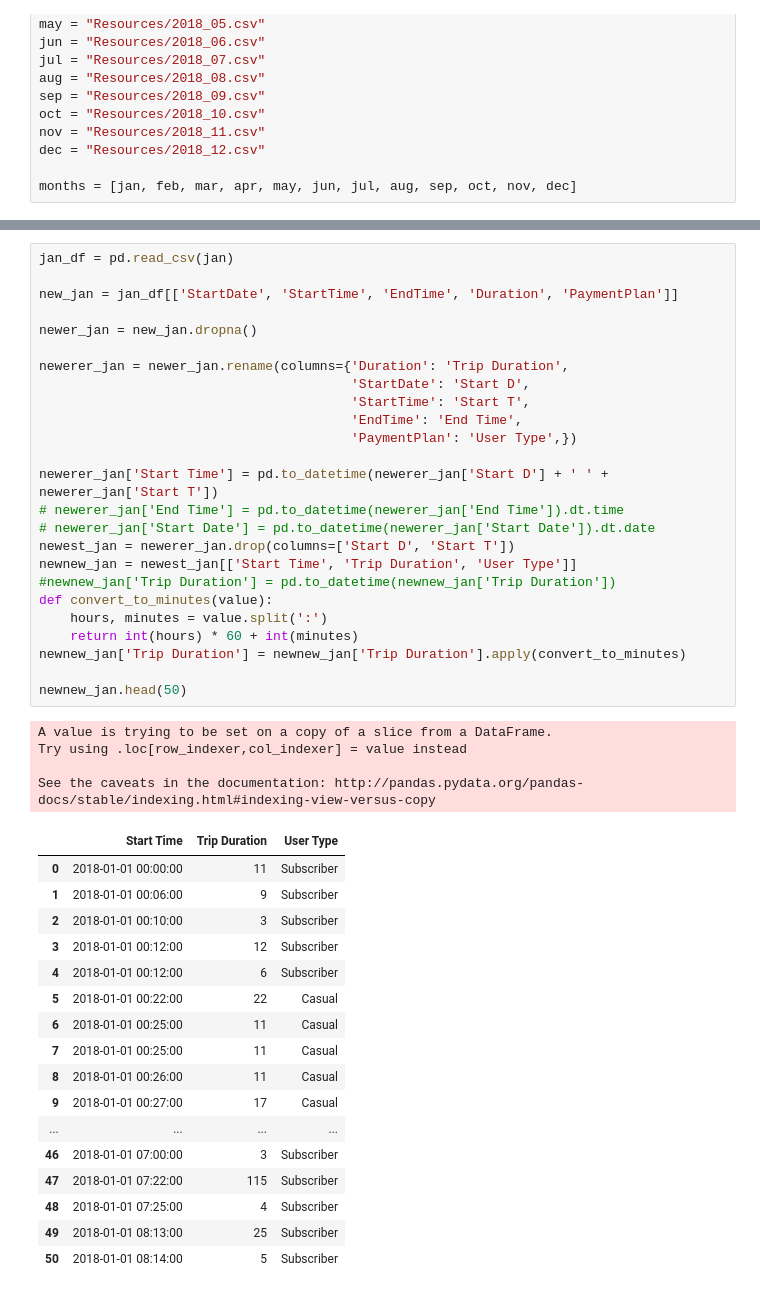
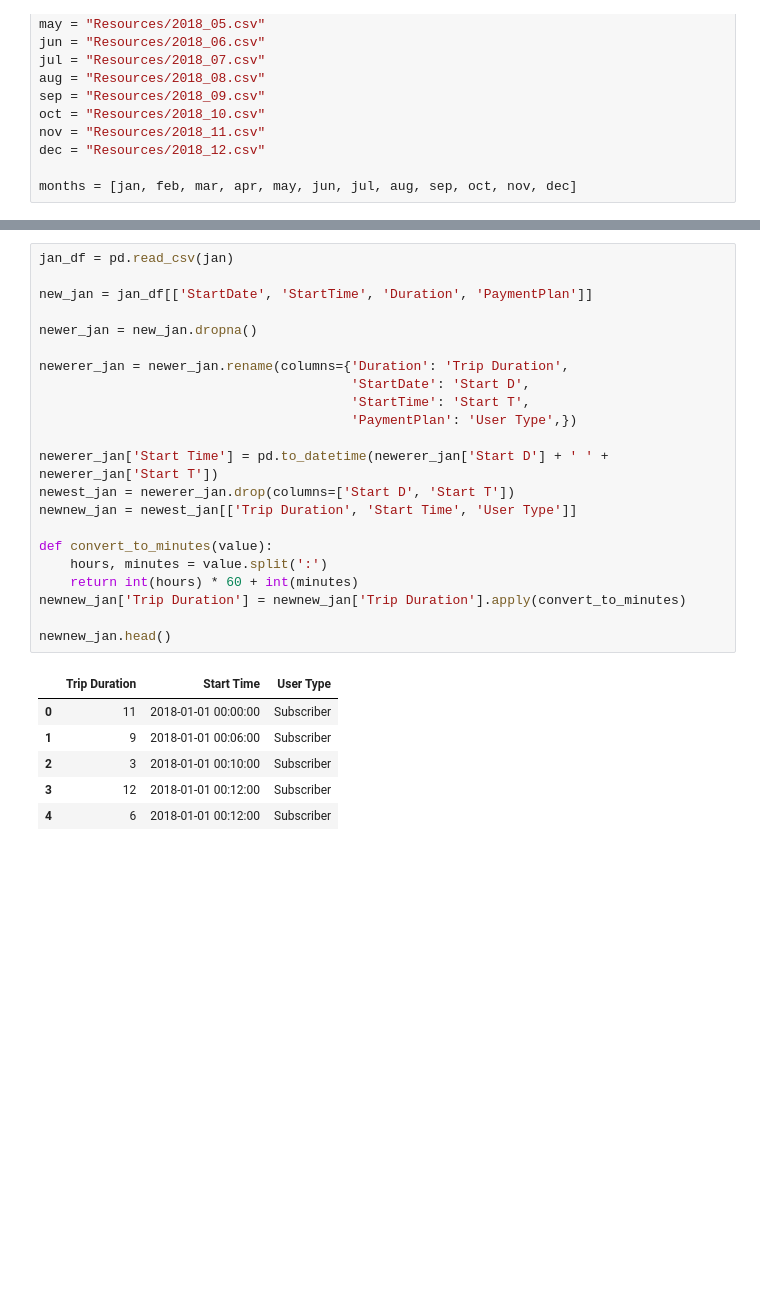
Before and after one commit to uncncsu/project-1, a Jupyter notebook: Portland_Clean.ipynb, the cells around one changed output, grey strips where cells are left out. Saved outputs shown, nothing was run; the diff lists cells and outputs as text; blank space fills up the shorter version.

```diff
--- a/Portland_Clean.ipynb
+++ b/Portland_Clean.ipynb
@@ -30,47 +30,29 @@ jan_df.head()
 # %%
 jan_df = pd.read_csv(jan)
 
-new_jan = jan_df[['StartDate', 'StartTime', 'EndTime', 'Duration', 'PaymentPlan']]
+new_jan = jan_df[['StartDate', 'StartTime', 'Duration', 'PaymentPlan']]
 
 newer_jan = new_jan.dropna()
 
 newerer_jan = newer_jan.rename(columns={'Duration': 'Trip Duration',
                                         'StartDate': 'Start D',
                                         'StartTime': 'Start T',
-                                        'EndTime': 'End Time',
                                         'PaymentPlan': 'User Type',})
 
 newerer_jan['Start Time'] = pd.to_datetime(newerer_jan['Start D'] + ' ' + newerer_jan['Start T'])
-# newerer_jan['End Time'] = pd.to_datetime(newerer_jan['End Time']).dt.time
-# newerer_jan['Start Date'] = pd.to_datetime(newerer_jan['Start Date']).dt.date
 newest_jan = newerer_jan.drop(columns=['Start D', 'Start T'])
-newnew_jan = newest_jan[['Start Time', 'Trip Duration', 'User Type']]
-#newnew_jan['Trip Duration'] = pd.to_datetime(newnew_jan['Trip Duration'])
+newnew_jan = newest_jan[['Trip Duration', 'Start Time', 'User Type']]
+
 def convert_to_minutes(value):
     hours, minutes = value.split(':')
     return int(hours) * 60 + int(minutes)
 newnew_jan['Trip Duration'] = newnew_jan['Trip Duration'].apply(convert_to_minutes)
 
-newnew_jan.head(50)
+newnew_jan.head()
 # %% [output]
-A value is trying to be set on a copy of a slice from a DataFrame.
-Try using .loc[row_indexer,col_indexer] = value instead
-
-See the caveats in the documentation: http://pandas.pydata.org/pandas-docs/stable/indexing.html#indexing-view-versus-copy
-|  | Start Time | Trip Duration | User Type |
-| 0 | 2018-01-01 00:00:00 | 11 | Subscriber |
-| 1 | 2018-01-01 00:06:00 | 9 | Subscriber |
-| 2 | 2018-01-01 00:10:00 | 3 | Subscriber |
-| 3 | 2018-01-01 00:12:00 | 12 | Subscriber |
-| 4 | 2018-01-01 00:12:00 | 6 | Subscriber |
-| 5 | 2018-01-01 00:22:00 | 22 | Casual |
-| 6 | 2018-01-01 00:25:00 | 11 | Casual |
-| 7 | 2018-01-01 00:25:00 | 11 | Casual |
-| 8 | 2018-01-01 00:26:00 | 11 | Casual |
-| 9 | 2018-01-01 00:27:00 | 17 | Casual |
-| ... | ... | ... | ... |
-| 46 | 2018-01-01 07:00:00 | 3 | Subscriber |
-| 47 | 2018-01-01 07:22:00 | 115 | Subscriber |
-| 48 | 2018-01-01 07:25:00 | 4 | Subscriber |
-| 49 | 2018-01-01 08:13:00 | 25 | Subscriber |
-| 50 | 2018-01-01 08:14:00 | 5 | Subscriber |
+|  | Trip Duration | Start Time | User Type |
+| 0 | 11 | 2018-01-01 00:00:00 | Subscriber |
+| 1 | 9 | 2018-01-01 00:06:00 | Subscriber |
+| 2 | 3 | 2018-01-01 00:10:00 | Subscriber |
+| 3 | 12 | 2018-01-01 00:12:00 | Subscriber |
+| 4 | 6 | 2018-01-01 00:12:00 | Subscriber |
```
Also changed, not shown: parts of 16 cells of this notebook, 1 other file.
